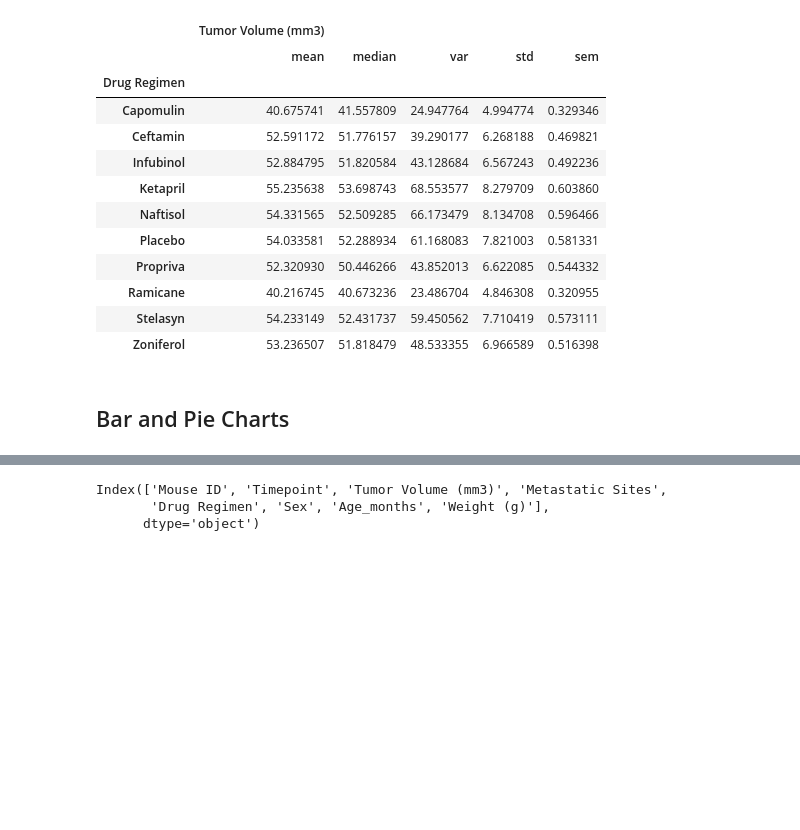
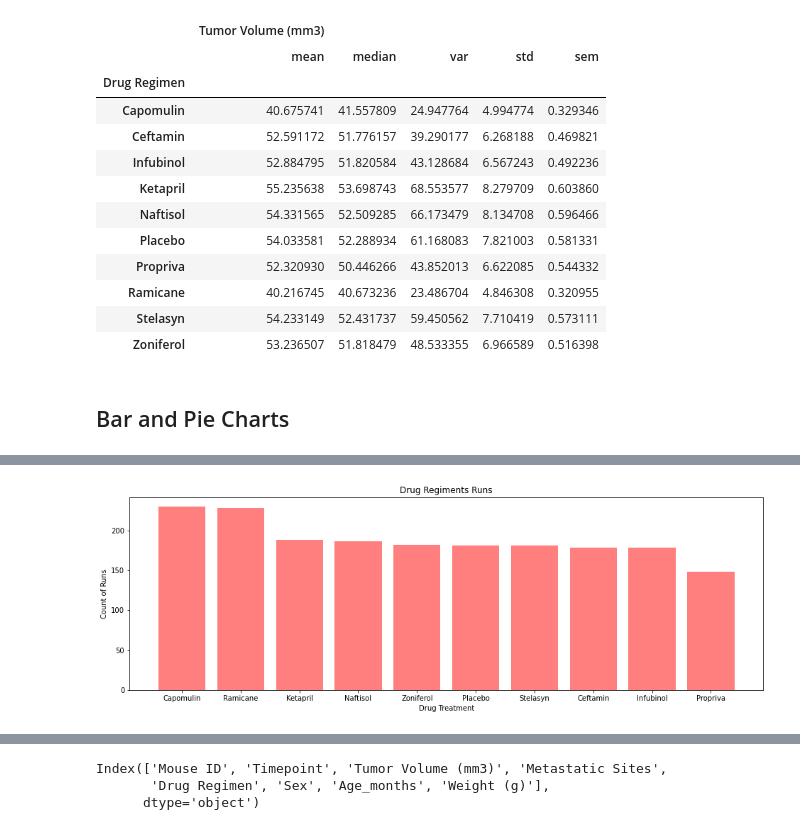
Before and after one commit to JeffPinegar/Python_ManCeuticals, a Jupyter notebook: JSP Pymaceuticals_starter.ipynb, the cells around one changed output, grey strips where cells are left out. Saved outputs shown, nothing was run; the diff lists cells and outputs as text; code cells hidden in the pictures; blank space fills up the shorter version.

Commit message:
done through box plots

```diff
--- a/JSP Pymaceuticals_starter.ipynb
+++ b/JSP Pymaceuticals_starter.ipynb
@@ -172,0 +184,14 @@ mouse_tumor_stats_df.head(20)
+# %%
+# Generate a bar plot showing the total number of timepoints for all mice tested for each drug regimen using pyplot.
+#x_axis = mouse_df['Drug Regimen'].unique()
+#y_axis = mouse_df.groupby(['Drug Regimen'])['Timepoint'].count().sort_values().tolist()
+a = mouse_df.groupby(['Drug Regimen'])['Timepoint'].count().sort_values(ascending=False)
+y_axis = a.tolist()
+x_axis = a.index.tolist()
+plt.figure(figsize=(16,5))
+plt.title("Drug Regiments Runs")
+plt.xlabel("Drug Treatment")
+plt.ylabel("Count of Runs")
+plt.bar(x_axis, y_axis, color='r', alpha=0.5, align="center");
+# %% [output]
+[figure, added]
```
Also changed, not shown: parts of 15 cells of this notebook, 1 other file.
